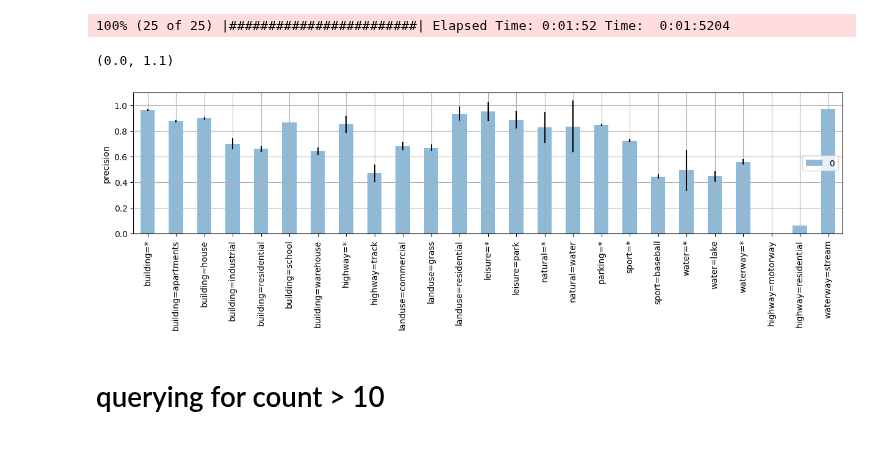
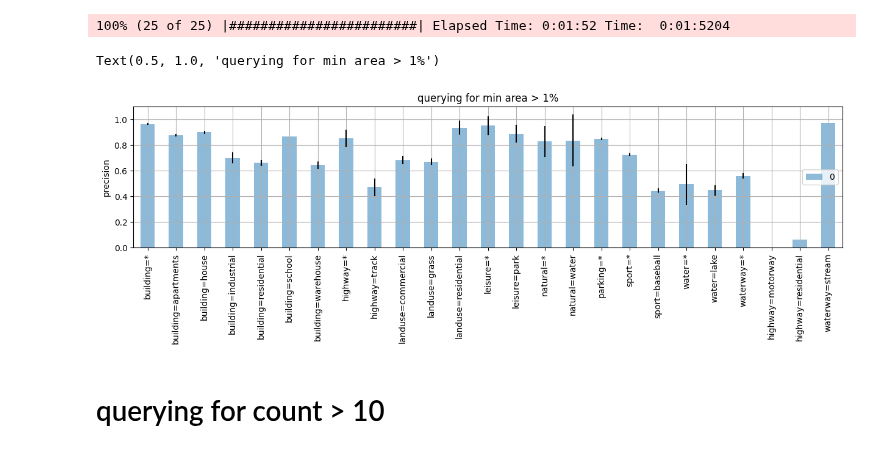
Before and after one commit to Clay-foundation/earth-text, a Jupyter notebook: notebooks/api/02 - query workflow to metrics.ipynb, the cells around one changed output. Drawn from its saved outputs; the diff is of its cells as text; code cells hidden in the pictures.

```diff
--- a/notebooks/api/02 - query workflow to metrics.ipynb
+++ b/notebooks/api/02 - query workflow to metrics.ipynb
@@ -118,15 +118,16 @@ class_prec_stds  = {i: pd.DataFrame(pr[i]).mean(axis=1).std() for i in pr.keys()
 # %%
 pdf = pd.DataFrame([class_prec_means])
 pdf.T.plot(kind='bar', alpha=.5, figsize=(15,3))
 for i in range(len(pdf.columns)):
     plt.plot([i,i], [class_prec_means[pdf.columns[i]] - class_prec_stds[pdf.columns[i]],
                      class_prec_means[pdf.columns[i]] + class_prec_stds[pdf.columns[i]]], color="black")
 plt.grid()
 plt.ylabel("precision")
 plt.ylim(0,1.1)
+plt.title("querying for min area > 1%")
 # %% [output]
-(0.0, 1.1)
+Text(0.5, 1.0, 'querying for min area > 1%')
-[figure, old version]
+[figure, new version]
 # %% [markdown]
 # querying for count > 10
 # %%
```
Also changed, not shown: parts of 2 cells of this notebook.
